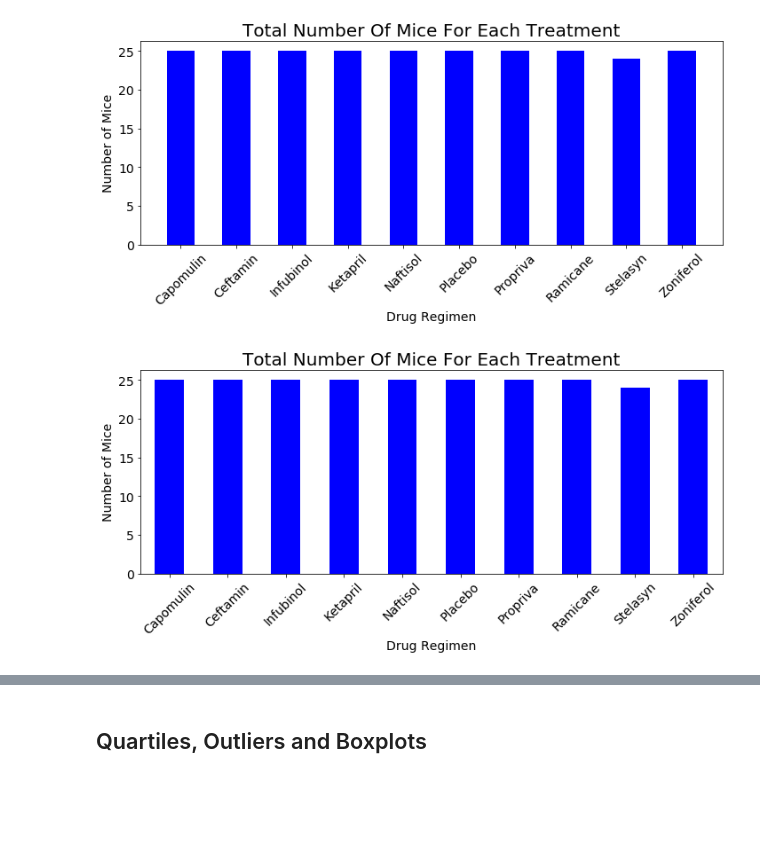
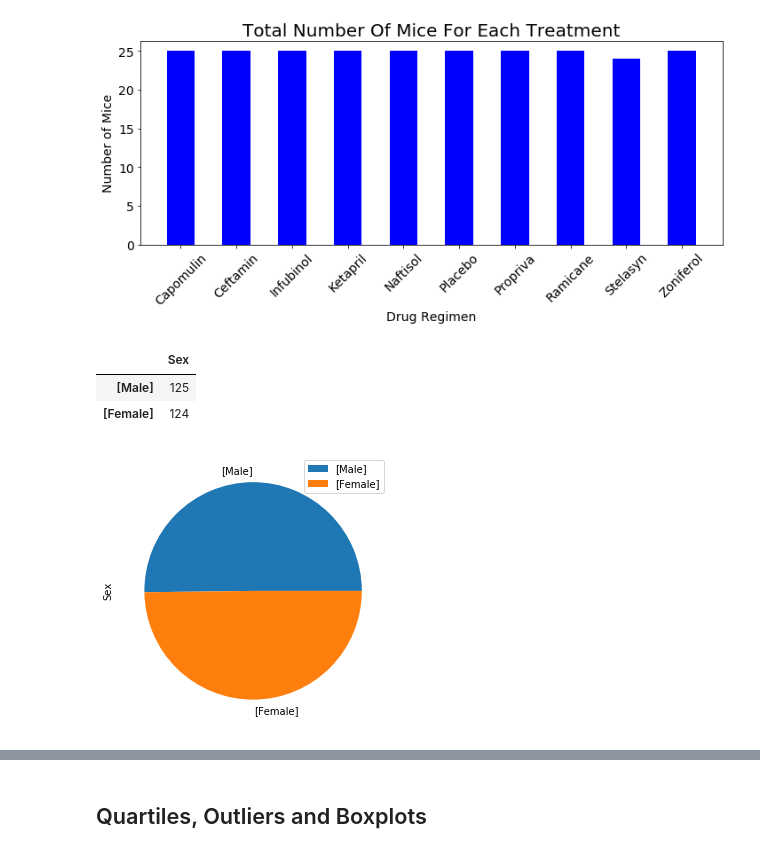
Before and after one commit to zand77401/Matplotlib-challenge, a Jupyter notebook: Pymaceuticals/pymaceuticals_starter.ipynb, the cells around one changed output, grey strips where cells are left out. Cells and saved outputs as stored; diff of their text form; code cells hidden in the pictures; blank space fills up the shorter version.

Commit message:
Adding Pie Charts

```diff
--- a/Pymaceuticals/pymaceuticals_starter.ipynb
+++ b/Pymaceuticals/pymaceuticals_starter.ipynb
@@ -154,24 +173,15 @@ plt.ylabel("Number of Mice", fontsize = 14)
 plt.tight_layout()
 # %% [output]
 [figure]
-# %%
-# Generate a bar plot showing the total number of mice for each treatment throughout the course of the study using pyplot.
-total_mice_df = pd.DataFrame(grouped_by_drug['Mouse ID'].nunique())
-
-# Filter the DataFrame down only to those columns to chart
-
-# Use DataFrame.plot() in order to create a bar chart of the data
-total_mice_df.plot(kind="bar", figsize=(10,5), color='b', legend=False, fontsize = 14, rot = 45)
-
-# Set a title for the chart
-plt.title("Total Number Of Mice For Each Treatment", fontsize = 20)
-plt.xlabel("Drug Regimen", fontsize = 14)
-plt.ylabel("Number of Mice", fontsize = 14)
-plt.tight_layout()
-
-#state_and_inches = rain_df[["State","Inches"]]
-#grouped_by_drug.count().head(10)
-# %% [output]
-[figure, removed]
 # %%
 # Generate a pie plot showing the distribution of female versus male mice using pandas
+
+grouped_ID_data = clean_mouse_data.groupby(['Mouse ID'])
+sex_df = pd.DataFrame(grouped_ID_data['Sex'].unique().value_counts())
+plot = sex.plot.pie(y= 'Sex', figsize=(5, 5))
+sex_df
+# %% [output]
+|  | Sex |
+| [Male] | 125 |
+| [Female] | 124 |
+[figure, added]
```
Also changed, not shown: parts of 5 cells of this notebook.
